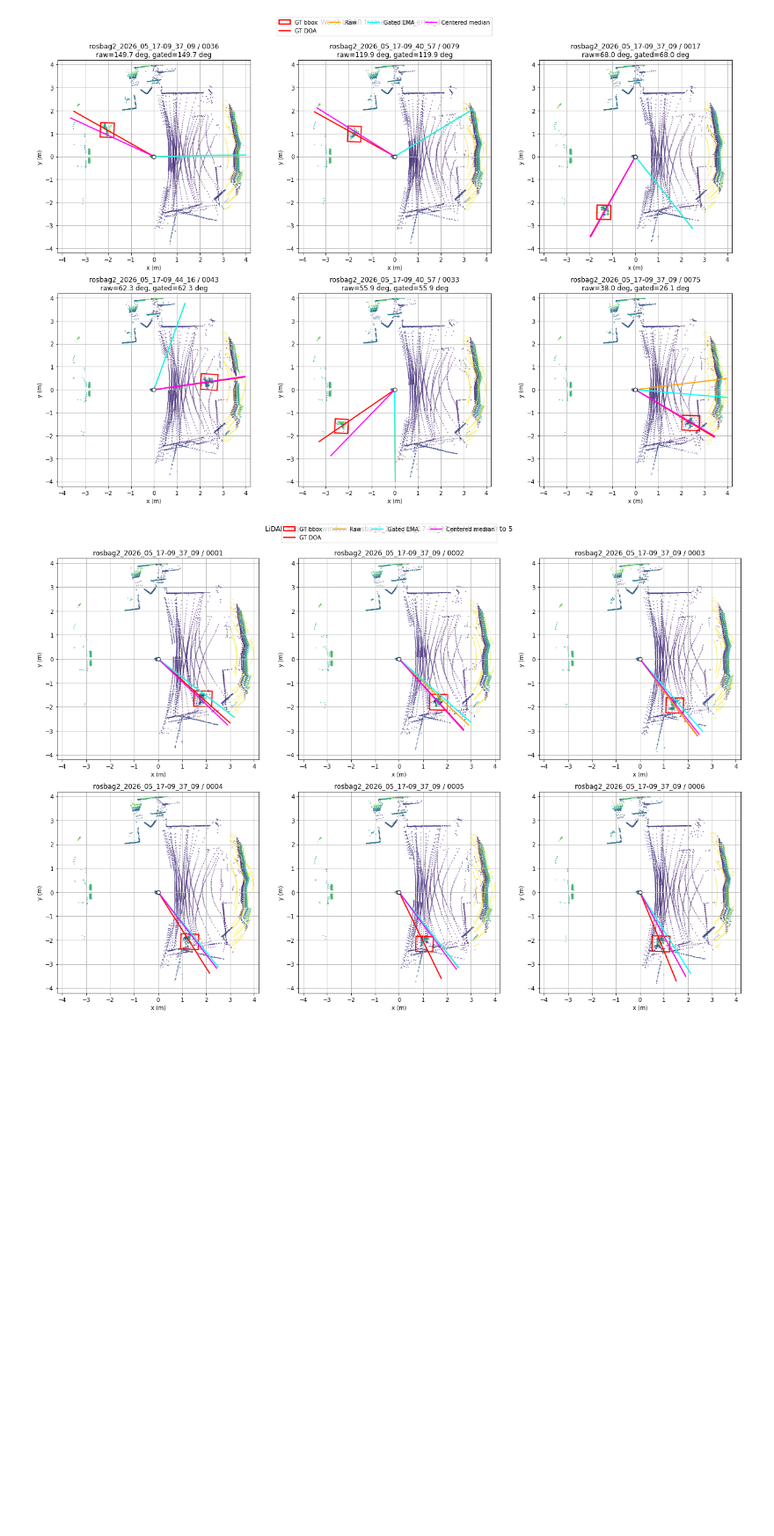
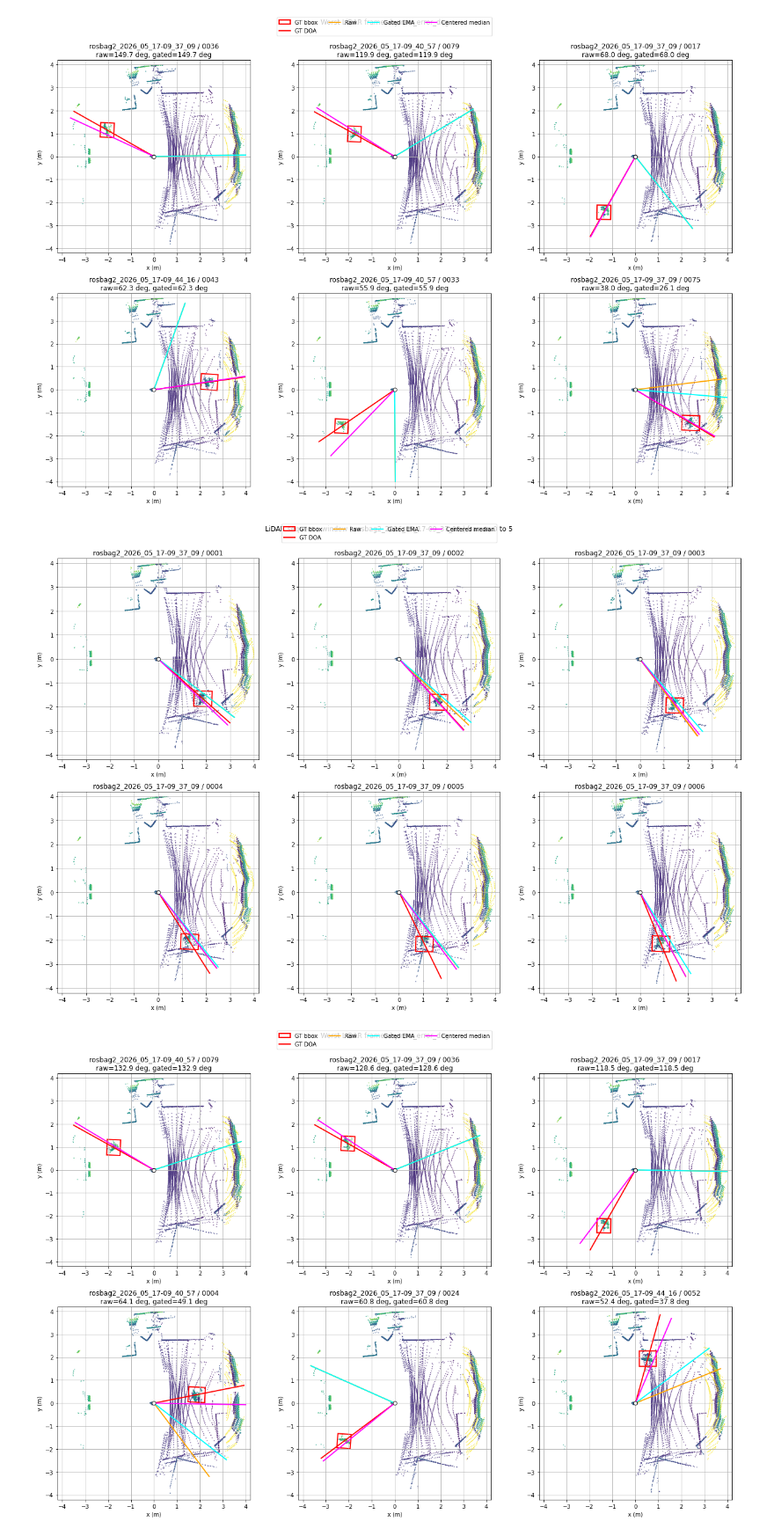
Before and after one commit to yizhuoyang/AV-PedAware, a Jupyter notebook: doa_tracking_eval.ipynb, the cells around one changed output. Shown at 88% size. Saved outputs shown, nothing was run; the diff lists cells and outputs as text; code cells hidden in the pictures; blank space fills up the shorter version.

```diff
--- a/doa_tracking_eval.ipynb
+++ b/doa_tracking_eval.ipynb
@@ -329,8 +427,8 @@ plt.show()
 # %% [output]
 [figure]
 # %%
-def plot_worst_lidar_frames(bag=None, top_k=6, sort_by='raw_error_deg'):
-    subset = df if bag is None else df[df['bag'] == bag]
+def plot_worst_lidar_frames(table=df, bag=None, top_k=6, sort_by='raw_error_deg'):
+    subset = table if bag is None else table[table['bag'] == bag]
     rows = subset.sort_values(sort_by, ascending=False).head(top_k)
     cols = min(3, top_k)
     rows_n = int(np.ceil(top_k / cols))
@@ -351,25 +449,29 @@ plot_worst_lidar_frames(top_k=6)
 # %% [output]
 [figure]
 # %%
-def plot_lidar_sequence_window(bag, start=0, count=6):
-    seq = df[df['bag'] == bag].reset_index(drop=True)
+def plot_lidar_sequence_window(bag, table=df, start=0, count=6):
+    seq = table[table['bag'] == bag].reset_index(drop=True)
     rows = seq.iloc[start:start + count]
     cols = min(3, len(rows))
     rows_n = int(np.ceil(len(rows) / cols))
     fig, axes = plt.subplots(rows_n, cols, figsize=(6 * cols, 6 * rows_n))
     axes = np.atleast_1d(axes).ravel()
     for ax, (_, row) in zip(axes, rows.iterrows()):
         plot_lidar_frame(row, ax=ax, title=f"{bag} / {row['stem']}")
     for ax in axes[len(rows):]:
         ax.axis('off')
     handles, labels = axes[0].get_legend_handles_labels()
     fig.legend(handles, labels, loc='upper center', ncol=4)
     fig.suptitle(f"LiDAR sequence window | {bag} | frames {start} to {start + len(rows) - 1}", y=1.01)
     plt.tight_layout()
     plt.show()
 
 
 first_bag = sorted(df['bag'].unique())[0]
 plot_lidar_sequence_window(first_bag, start=0, count=6)
+# NeuralMUSIC LiDAR examples
+plot_worst_lidar_frames(table=nm_df, top_k=6)
+plot_lidar_sequence_window(first_bag, table=nm_df, start=0, count=6)
 # %% [output]
 [figure]
+[figure, added]
```
Also changed, not shown: parts of 12 cells of this notebook, 10 other files.
